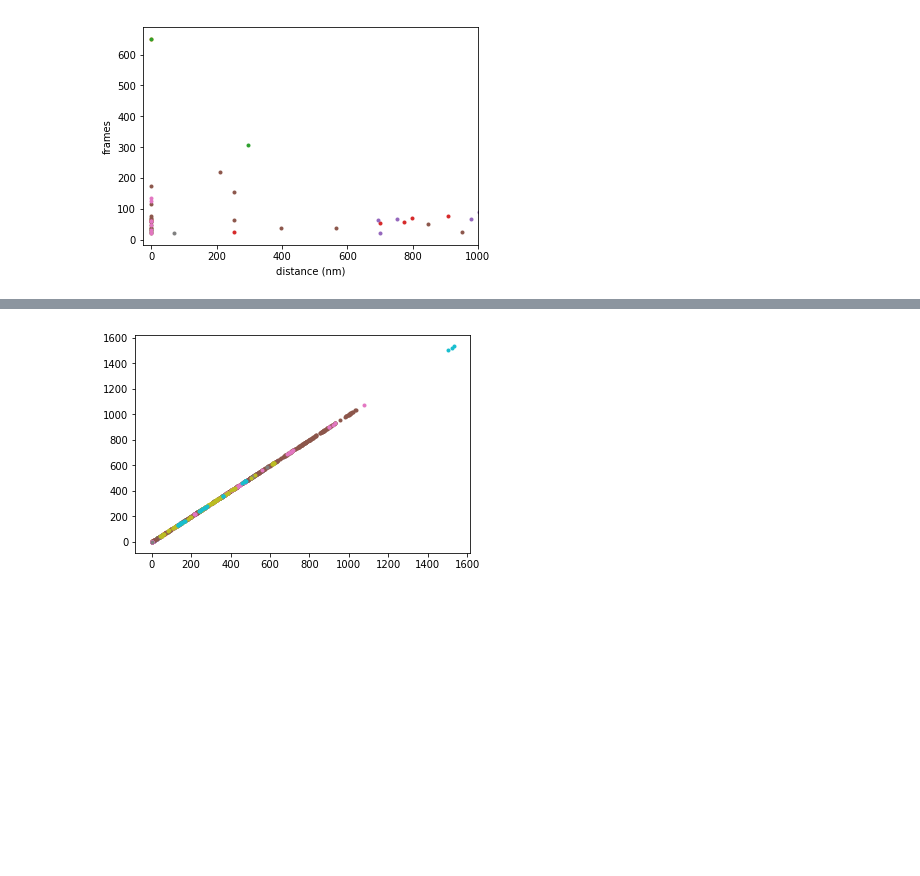
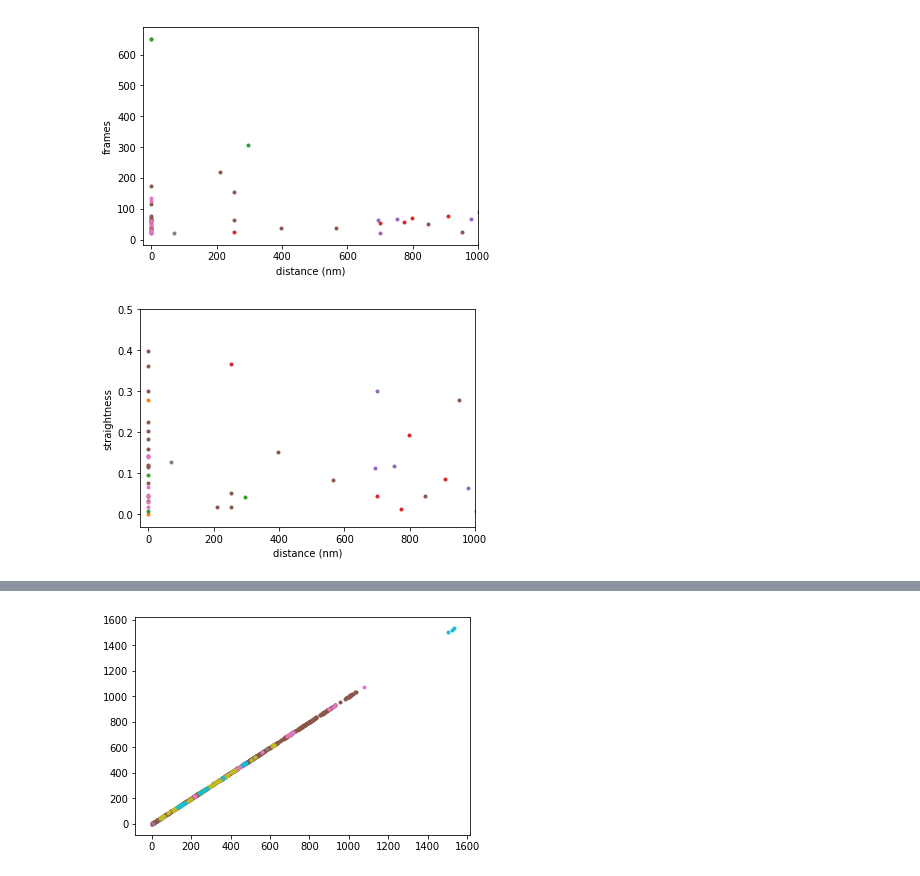
Before and after one commit to mimc7580/diff_classifier, a Jupyter notebook: notebooks/development/PNN_binning_example_workthrough_lab_meeting.ipynb, the cells around one changed output, grey strips where cells are left out. Drawn from its saved outputs; the diff is of its cells as text; code cells hidden in the pictures; blank space fills up the shorter version.

```diff
--- a/notebooks/development/PNN_binning_example_workthrough_lab_meeting.ipynb
+++ b/notebooks/development/PNN_binning_example_workthrough_lab_meeting.ipynb
@@ -344,3 +341,24 @@ plt.xlabel('distance (nm)')
 plt.show()
 # %% [output]
 [figure]
+# %%
+fig = plt.figure()
+ax1 = fig.add_subplot(111)
+
+ax1.scatter(HBSS_1_df['Euc']*70, HBSS_1_df['straightness'], marker = '.')
+ax1.scatter(HBSS_2_df['Euc']*70, HBSS_2_df['straightness'], marker = '.')
+ax1.scatter(HBSS_3_df['Euc']*70, HBSS_3_df['straightness'], marker = '.')
+ax1.scatter(HBSS_4_df['Euc']*70, HBSS_4_df['straightness'], marker = '.')
+ax1.scatter(HBSS_5_df['Euc']*70, HBSS_5_df['straightness'], marker = '.')
+ax1.scatter(SCM_1_df['Euc']*70, SCM_1_df['straightness'], marker = '.')
+ax1.scatter(SCM_2_df['Euc']*70, SCM_2_df['straightness'], marker = '.')
+ax1.scatter(SCM_3_df['Euc']*70, SCM_3_df['straightness'], marker = '.')
+ax1.scatter(SCM_4_df['Euc']*70, SCM_4_df['straightness'], marker = '.')
+ax1.scatter(SCM_5_df['Euc']*70, SCM_5_df['straightness'], marker = '.')
+plt.ylim(-0.03,0.5)
+plt.xlim(-25,1000)
+plt.ylabel('straightness')
+plt.xlabel('distance (nm)')
+plt.show()
+# %% [output]
+[figure, added]
```
Also changed, not shown: parts of 5 cells of this notebook.
